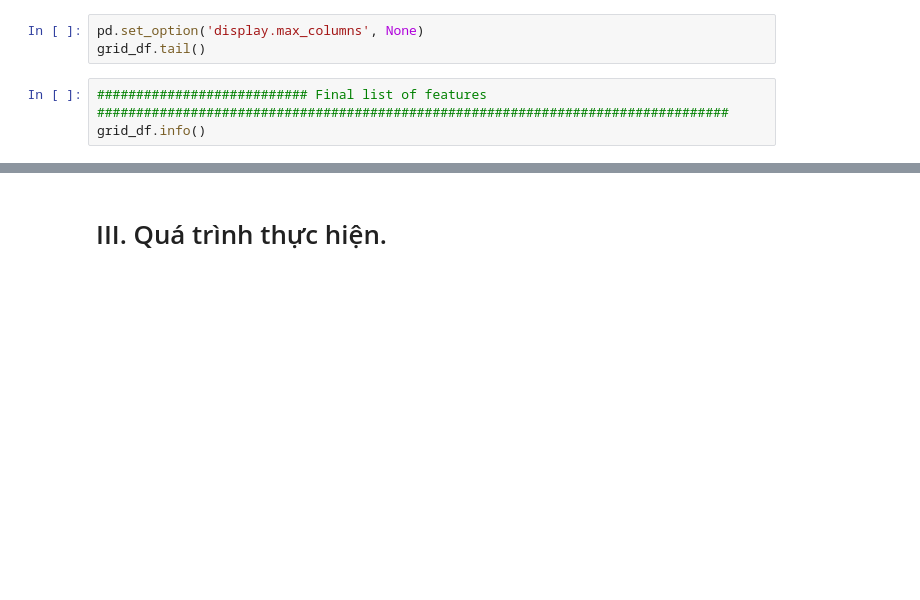
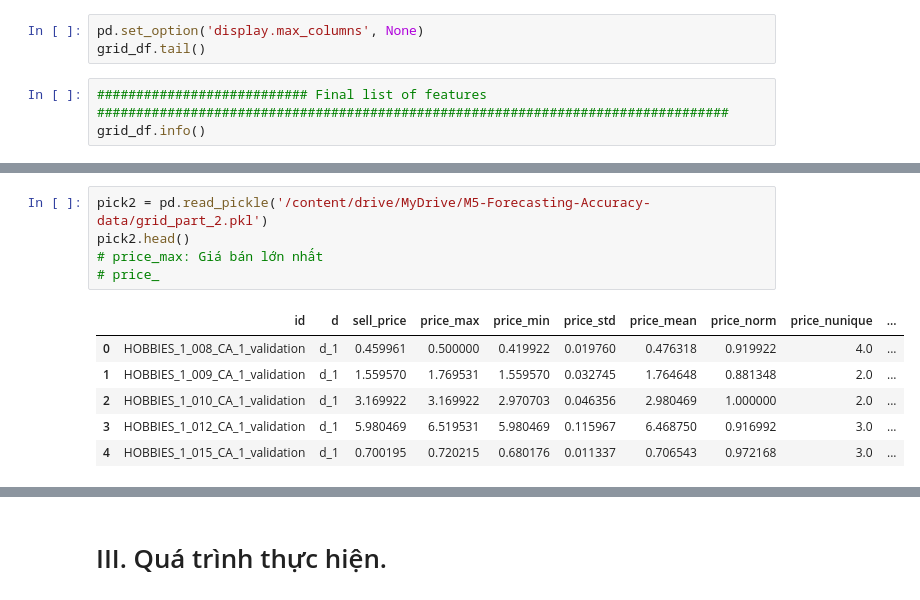
Before and after one commit to DoLienKhoa/KHDLUD, a Jupyter notebook: KHDLUD_Report.ipynb, the cells around one changed output, grey strips where cells are left out. Drawn from its saved outputs; the diff is of its cells as text; blank space fills up the shorter version.

```diff
--- a/KHDLUD_Report.ipynb
+++ b/KHDLUD_Report.ipynb
@@ -547,0 +560,12 @@ grid_df.info()
+# %%
+pick2 = pd.read_pickle('/content/drive/MyDrive/M5-Forecasting-Accuracy-data/grid_part_2.pkl')
+pick2.head()
+# price_max: Giá bán lớn nhất
+# price_
+# %% [output]
+|  | id | d | sell_price | price_max | price_min | price_std | price_mean | price_norm | price_nunique | ... |
+| 0 | HOBBIES_1_008_CA_1_validation | d_1 | 0.459961 | 0.500000 | 0.419922 | 0.019760 | 0.476318 | 0.919922 | 4.0 | ... |
+| 1 | HOBBIES_1_009_CA_1_validation | d_1 | 1.559570 | 1.769531 | 1.559570 | 0.032745 | 1.764648 | 0.881348 | 2.0 | ... |
+| 2 | HOBBIES_1_010_CA_1_validation | d_1 | 3.169922 | 3.169922 | 2.970703 | 0.046356 | 2.980469 | 1.000000 | 2.0 | ... |
+| 3 | HOBBIES_1_012_CA_1_validation | d_1 | 5.980469 | 6.519531 | 5.980469 | 0.115967 | 6.468750 | 0.916992 | 3.0 | ... |
+| 4 | HOBBIES_1_015_CA_1_validation | d_1 | 0.700195 | 0.720215 | 0.680176 | 0.011337 | 0.706543 | 0.972168 | 3.0 | ... |
```
Also changed, not shown: parts of 7 cells of this notebook.
